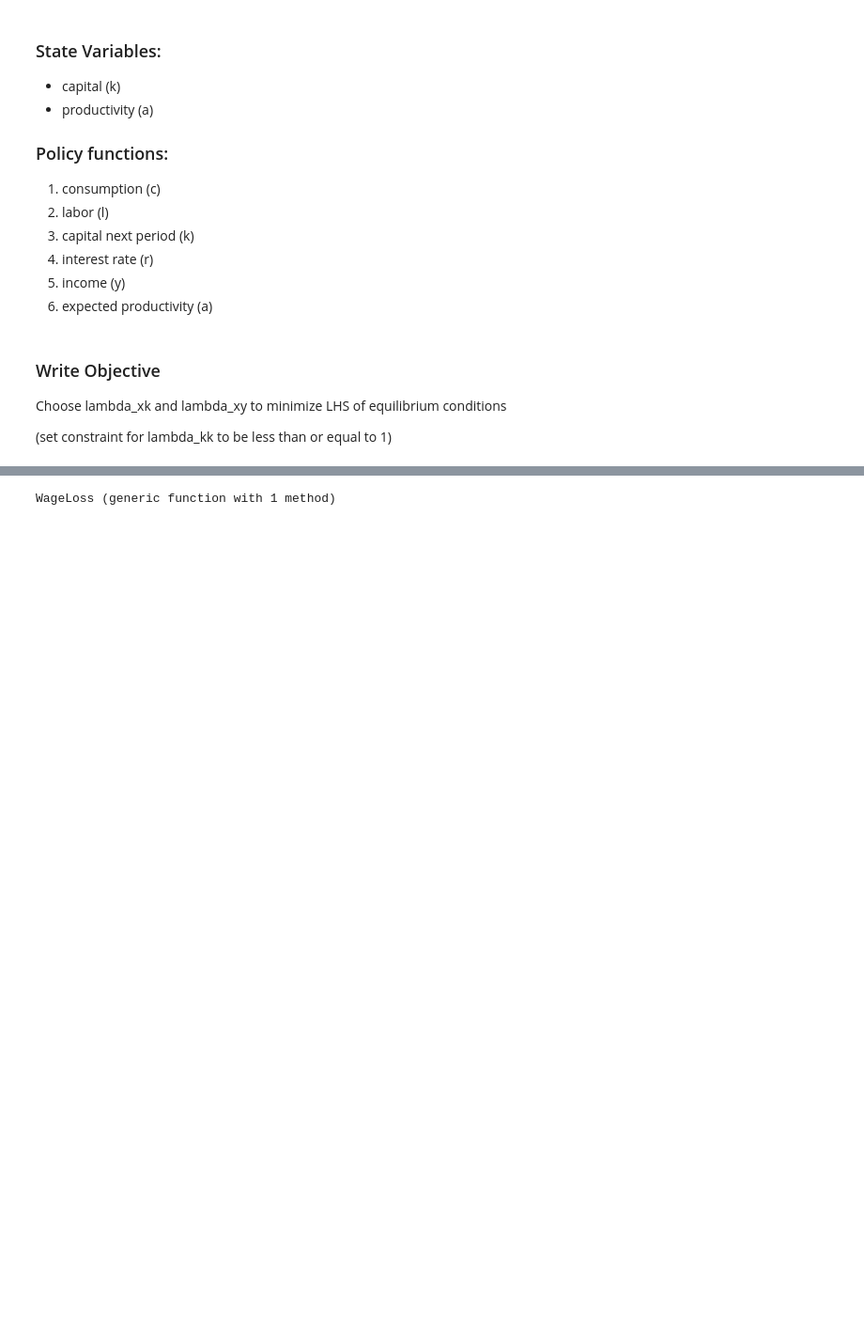
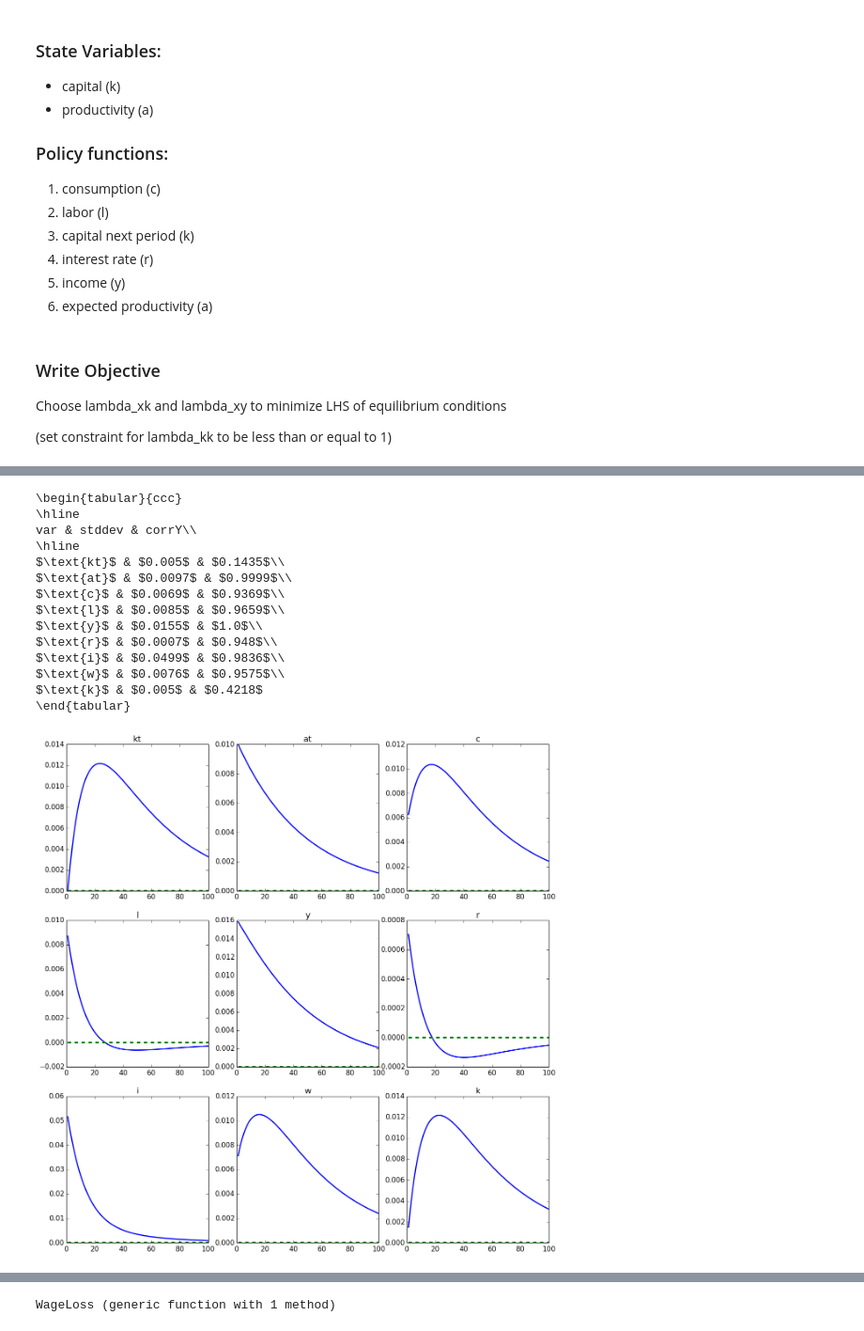
Before and after one commit to snowdj/Ec2010d_code, a Jupyter notebook: src/RBC_Calibration.ipynb, the cells around one changed output, grey strips where cells are left out. Shown: that part at 94% size. Drawn from its saved outputs; the diff is of its cells as text; code cells hidden in the pictures; blank space fills up the shorter version.

```diff
--- a/src/RBC_Calibration.ipynb
+++ b/src/RBC_Calibration.ipynb
@@ -266,0 +260,74 @@ PyPlot.Figure(PyObject <matplotlib.figure.Figure object at 0x...>)9×3 DataFrame
+# %%
+#########
+# I.3.a #
+#########
+
+################
+# Define Model #
+################
+
+s0 = [0.00 , 0.01];
+pds = 100;
+CCpds = 1000;
+
+# Define new LL eqm condition
+function ElasLaborLeisureLoss(lambda, stateVar)
+    loss = (lambda["y$stateVar"] - lambda["c$stateVar"]
+    - (1.0 + ss["sigma"]) * lambda["l$stateVar"]);
+    return loss
+end
+
+# Model Parameters
+policies = ["c","l","y","r","i","w","k"];
+states = ["kt","at"];
+eqmConds = [EulerEquationLoss, InterestRateLoss,
+    ElasLaborLeisureLoss, ProductionLoss, ResourceLoss,
+    InvestmentLoss, WageLoss];
+
+ss = buildParameters();
+
+#####################
+# Larger Elasticity #
+#####################
+
+# Elast = 10
+ss["sigma"] = 1.0 / 10.0; # Previous Spec was 1.0 / 4.0
+
+lambda = solveEqm(states, policies, eqmConds);
+T, P = getTransitionMatrix(lambda, ss, policies);
+fig, impulseDf = generateImpulseResponsePlots(T, P, s0, pds, states, policies);
+momentDf = generateSimulationMoments(ss, T, P, CCpds, states, policies);
+
+tabular(momentDf)
+PyPlot.savefig("fig3.png");
+
+#######################
+# Infinite Elasticity #
+#######################
+
+# Elast = infty
+ss["sigma"] = 0.0; # Previous Spec was 1.0 / 4.0
+
+lambda = solveEqm(states, policies, eqmConds);
+T, P = getTransitionMatrix(lambda, ss, policies);
+fig, impulseDf = generateImpulseResponsePlots(T, P, s0, pds, states, policies);
+momentDf = generateSimulationMoments(ss, T, P, CCpds, states, policies);
+
+tabular(momentDf)
+PyPlot.savefig("fig4.png");
+# %% [output]
+\begin{tabular}{ccc}
+\hline
+var & stddev & corrY\\
+\hline
+$\text{kt}$ & $0.005$ & $0.1435$\\
+$\text{at}$ & $0.0097$ & $0.9999$\\
+$\text{c}$ & $0.0069$ & $0.9369$\\
+$\text{l}$ & $0.0085$ & $0.9659$\\
+$\text{y}$ & $0.0155$ & $1.0$\\
+$\text{r}$ & $0.0007$ & $0.948$\\
+$\text{i}$ & $0.0499$ & $0.9836$\\
+$\text{w}$ & $0.0076$ & $0.9575$\\
+$\text{k}$ & $0.005$ & $0.4218$
+\end{tabular}
+[figure, added]
```
Also changed, not shown: parts of 10 cells of this notebook.
